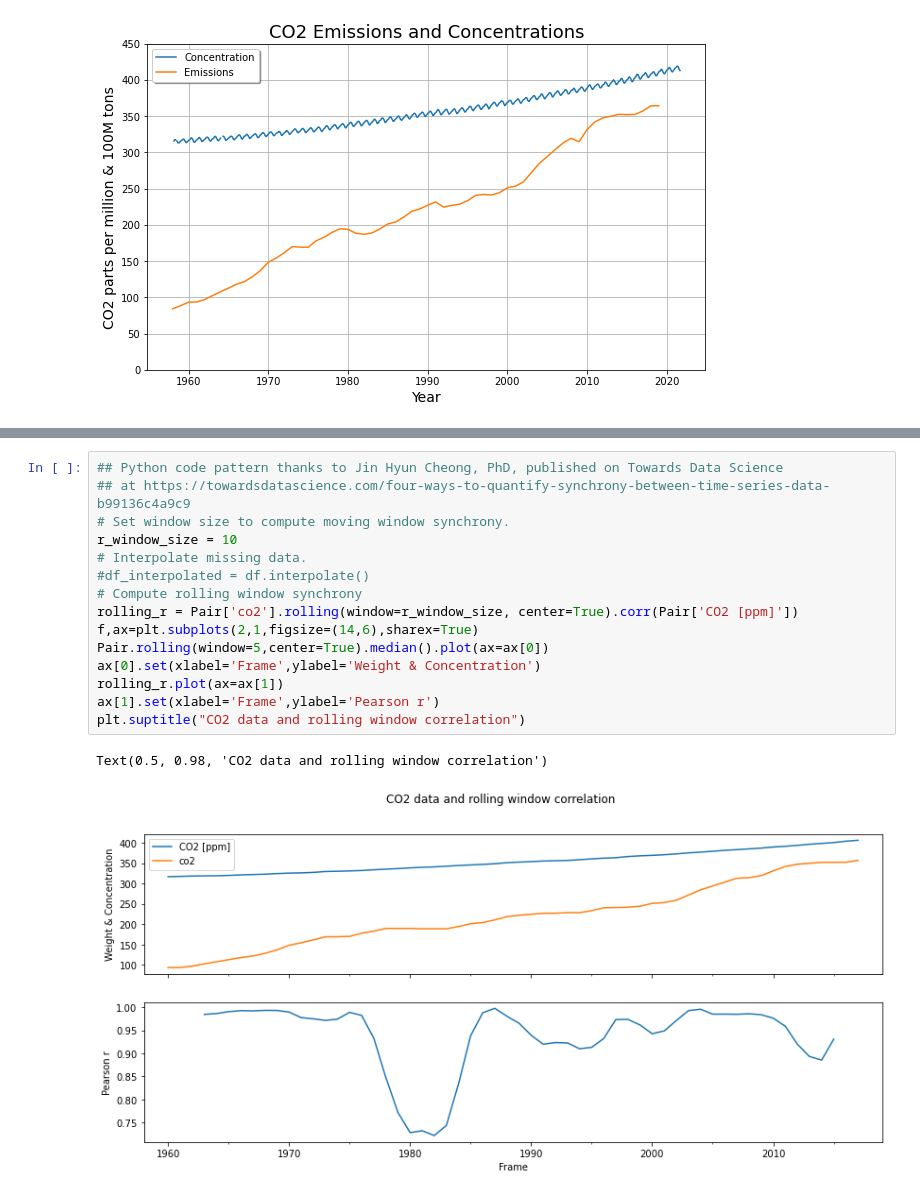
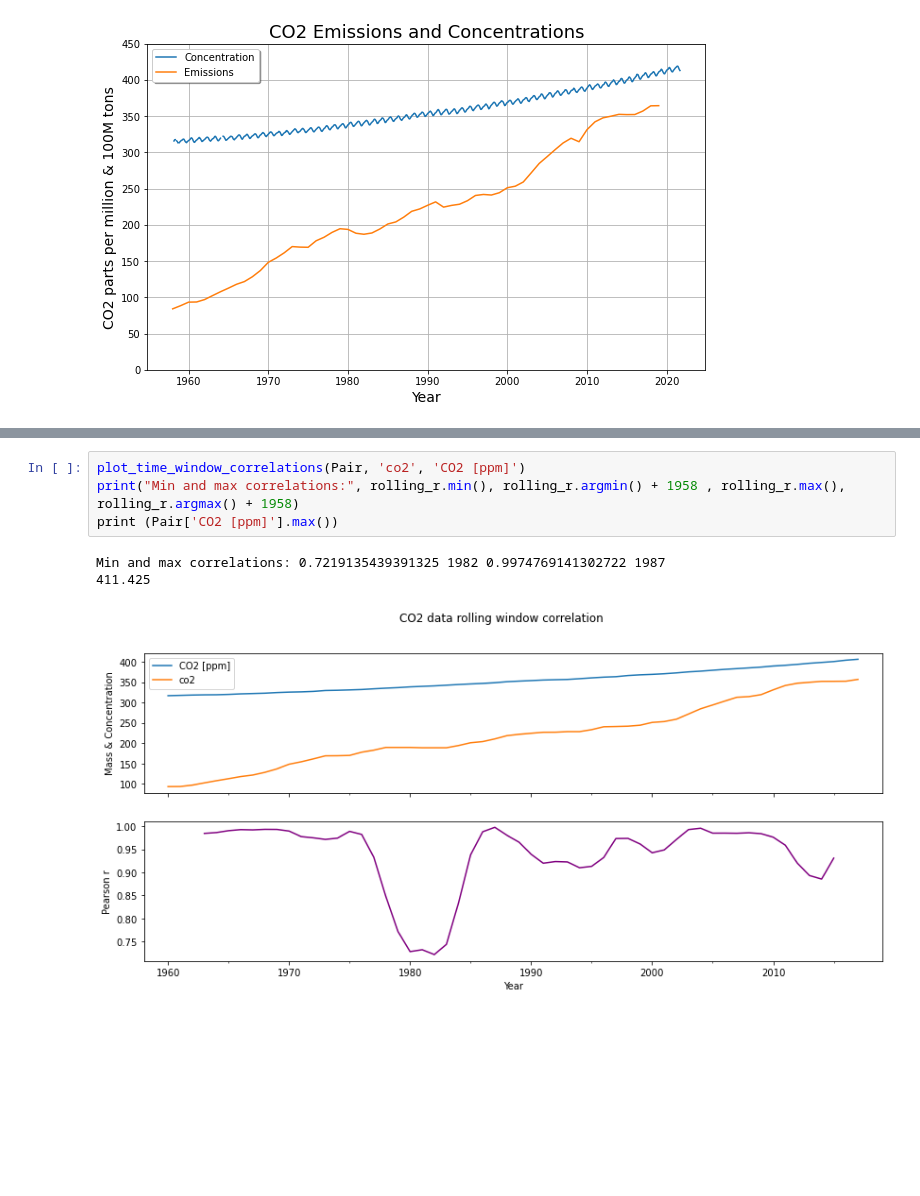
Before and after one commit to BradDoty/Capstone3ClimateChange, a Jupyter notebook: Notebooks/EDA.ipynb, the cells around one changed output, grey strips where cells are left out. Drawn from its saved outputs; the diff is of its cells as text; blank space fills up the shorter version.

```diff
--- a/Notebooks/EDA.ipynb
+++ b/Notebooks/EDA.ipynb
@@ -146,21 +186,11 @@ We have very high correlation between CO<sub>2</sub> emissions and concentration
 
 ### B. Pearson Correlation over time-localized windows
-# %%
-## Python code pattern thanks to Jin Hyun Cheong, PhD, published on Towards Data Science
-## at https://towardsdatascience.com/four-ways-to-quantify-synchrony-between-time-series-data-b99136c4a9c9
-# Set window size to compute moving window synchrony.
-r_window_size = 10
-# Interpolate missing data.
-#df_interpolated = df.interpolate()
-# Compute rolling window synchrony
-rolling_r = Pair['co2'].rolling(window=r_window_size, center=True).corr(Pair['CO2 [ppm]'])
-f,ax=plt.subplots(2,1,figsize=(14,6),sharex=True)
-Pair.rolling(window=5,center=True).median().plot(ax=ax[0])
-ax[0].set(xlabel='Frame',ylabel='Weight & Concentration')
-rolling_r.plot(ax=ax[1])
-ax[1].set(xlabel='Frame',ylabel='Pearson r')
-plt.suptitle("CO2 data and rolling window correlation")
-# %% [output]
-Text(0.5, 0.98, 'CO2 data and rolling window correlation')
-[figure, removed]
+# %%
+plot_time_window_correlations(Pair, 'co2', 'CO2 [ppm]')
+print("Min and max correlations:", rolling_r.min(), rolling_r.argmin() + 1958 , rolling_r.max(), rolling_r.argmax() + 1958)
+print (Pair['CO2 [ppm]'].max())
+# %% [output]
+Min and max correlations: 0.7219135439391325 1982 0.9974769141302722 1987
+411.425
+[figure, added]
 # %% [markdown]
```
Also changed, not shown: parts of 24 cells of this notebook.
